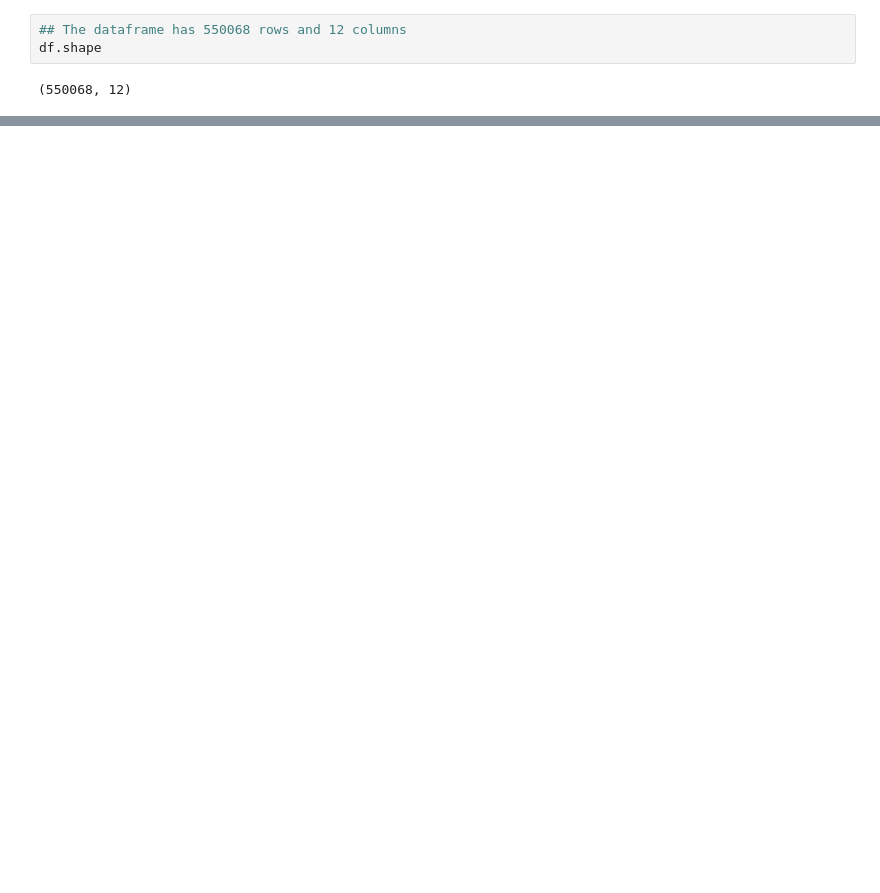
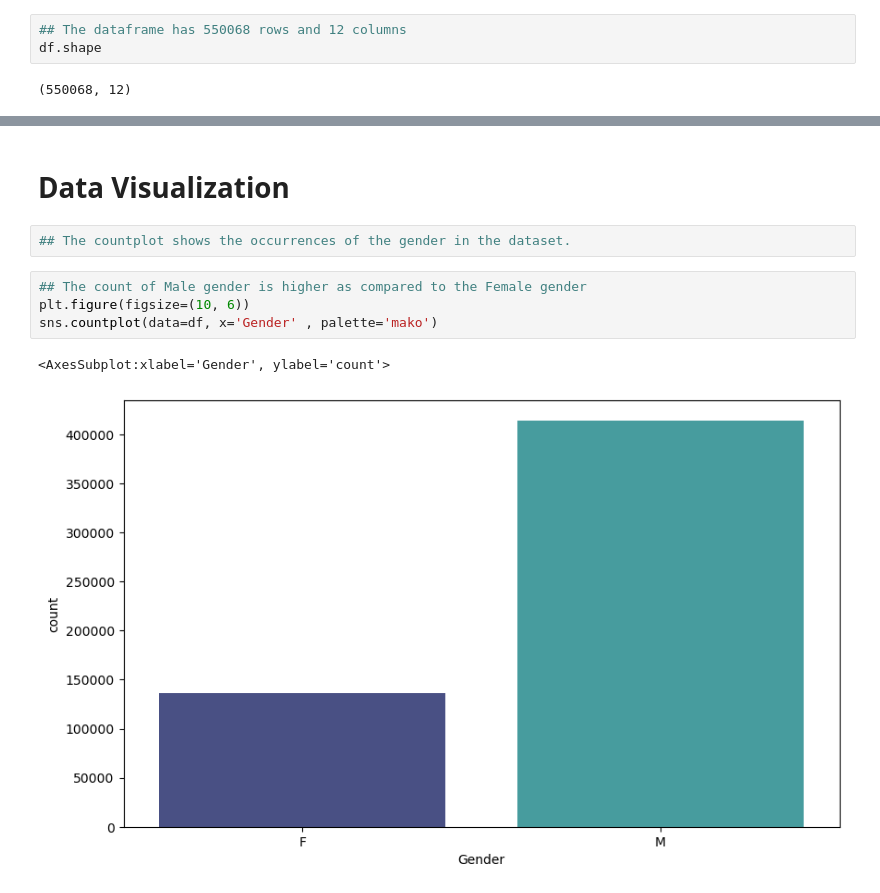
Before and after one commit to DHILL2123/BlackFriday, a Jupyter notebook: BlackFriday.ipynb, the cells around one changed output, grey strips where cells are left out. Drawn from its saved outputs; the diff is of its cells as text; blank space fills up the shorter version.

```diff
--- a/BlackFriday.ipynb
+++ b/BlackFriday.ipynb
@@ -85,0 +104,11 @@ memory usage: 50.4+ MB
+# %% [markdown]
+# Data Visualization
+# %%
+## The countplot shows the occurrences of the gender in the dataset.
+# %%
+## The count of Male gender is higher as compared to the Female gender
+plt.figure(figsize=(10, 6))
+sns.countplot(data=df, x='Gender' , palette='mako')
+# %% [output]
+<AxesSubplot:xlabel='Gender', ylabel='count'>
+[figure, added]
```
Also changed, not shown: parts of 41 cells of this notebook.
